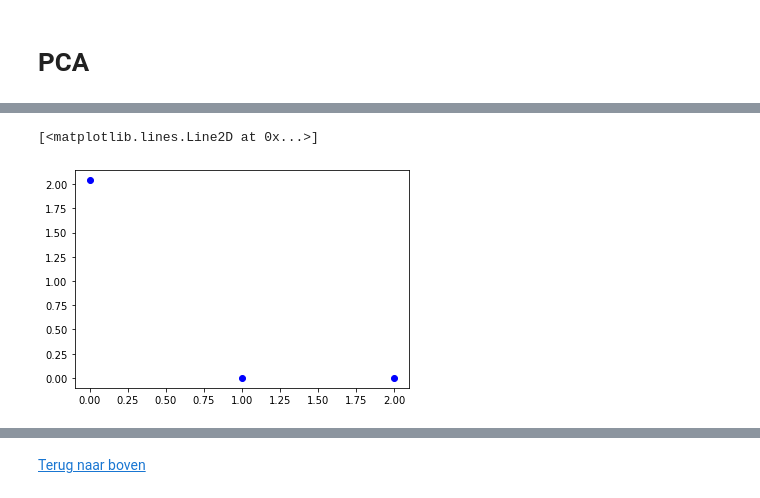
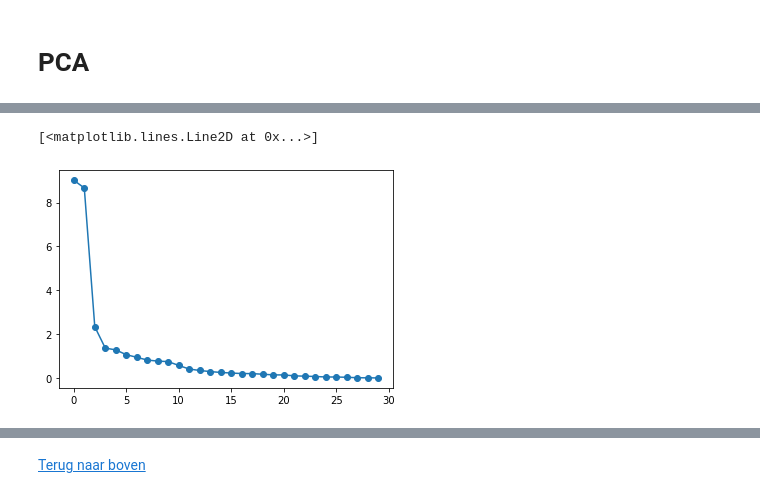
Before and after one commit to BJHeemskerk/MachineLearning, a Jupyter notebook: Muziek/Opdracht 3.ipynb, the cells around one changed output, grey strips where cells are left out. Drawn from its saved outputs; the diff is of its cells as text; code cells hidden in the pictures.

```diff
--- a/Muziek/Opdracht 3.ipynb
+++ b/Muziek/Opdracht 3.ipynb
@@ -1621,7 +1629,7 @@ cluster_map = {
 }
 
 # Vervangen van clusternummers door genres
-scdf['cluster'] = scdf['cluster'].replace(cluster_map)
+#scdf['cluster'] = scdf['cluster'].replace(cluster_map)
 # %% [markdown]
 [Terug naar boven](#start)
 # %% [markdown]
@@ -1673,2 +1660,2 @@ df1.head()
 # %%
-cov_mat = df1.cov()
+cov_mat = scdf.cov()
@@ -1687,7 +1688,7 @@ inds = eigenvals.argsort()
 eigenvecs = eigenvecs[inds[::-1]]
 eigenvals = eigenvals[inds[::-1]]
 # %%
-plt.plot(eigenvals, 'bo')
+plt.plot(eigenvals, '-o')
 # %% [output]
 [<matplotlib.lines.Line2D at 0x...>]
-[figure, old version]
+[figure, new version]
```
Also changed, not shown: parts of 55 cells of this notebook.
